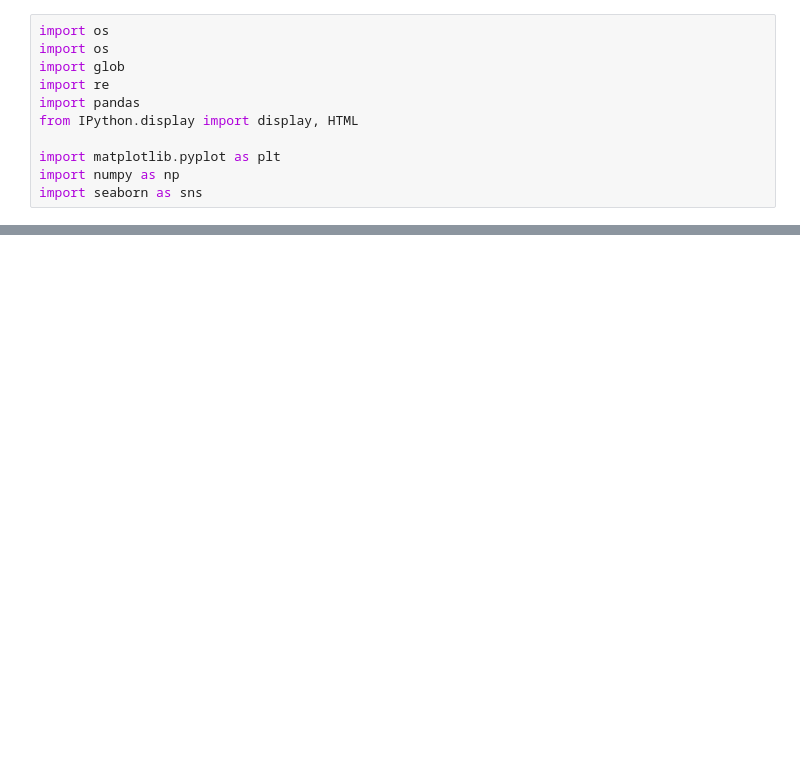
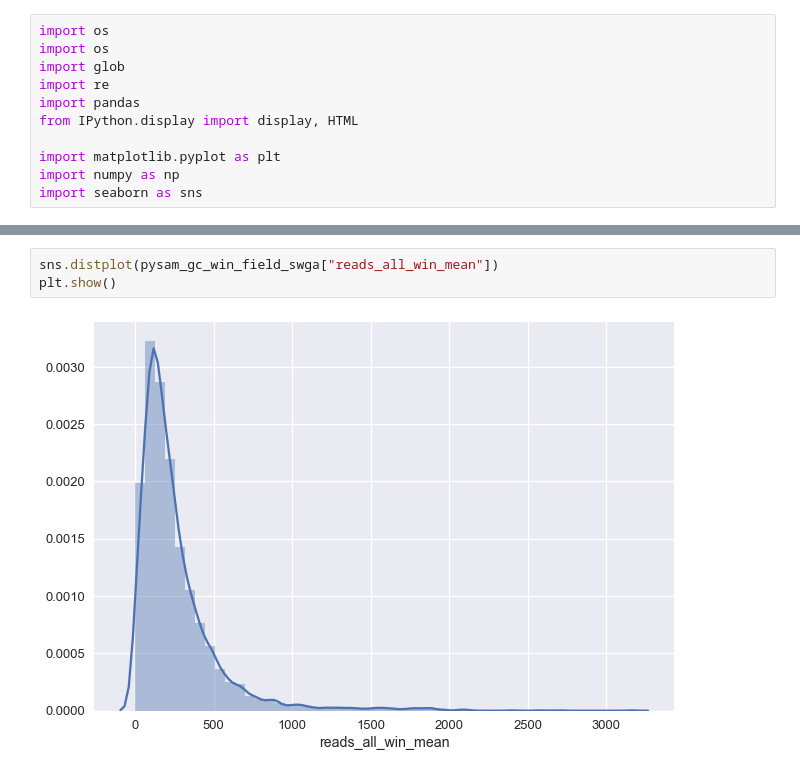
Before and after one commit to tnguyensanger/pf_swga_cnv, a Jupyter notebook: src/jupyter/Read Count Distribution.ipynb, the cells around one changed output, grey strips where cells are left out. Drawn from its saved outputs; the diff is of its cells as text; blank space fills up the shorter version.

```diff
--- a/src/jupyter/Read Count Distribution.ipynb
+++ b/src/jupyter/Read Count Distribution.ipynb
@@ -105,0 +91,5 @@ plt.show()
+# %%
+sns.distplot(pysam_gc_win_field_swga["reads_all_win_mean"])
+plt.show()
+# %% [output]
+[figure, added]
```
Also changed, not shown: parts of 48 cells of this notebook.
